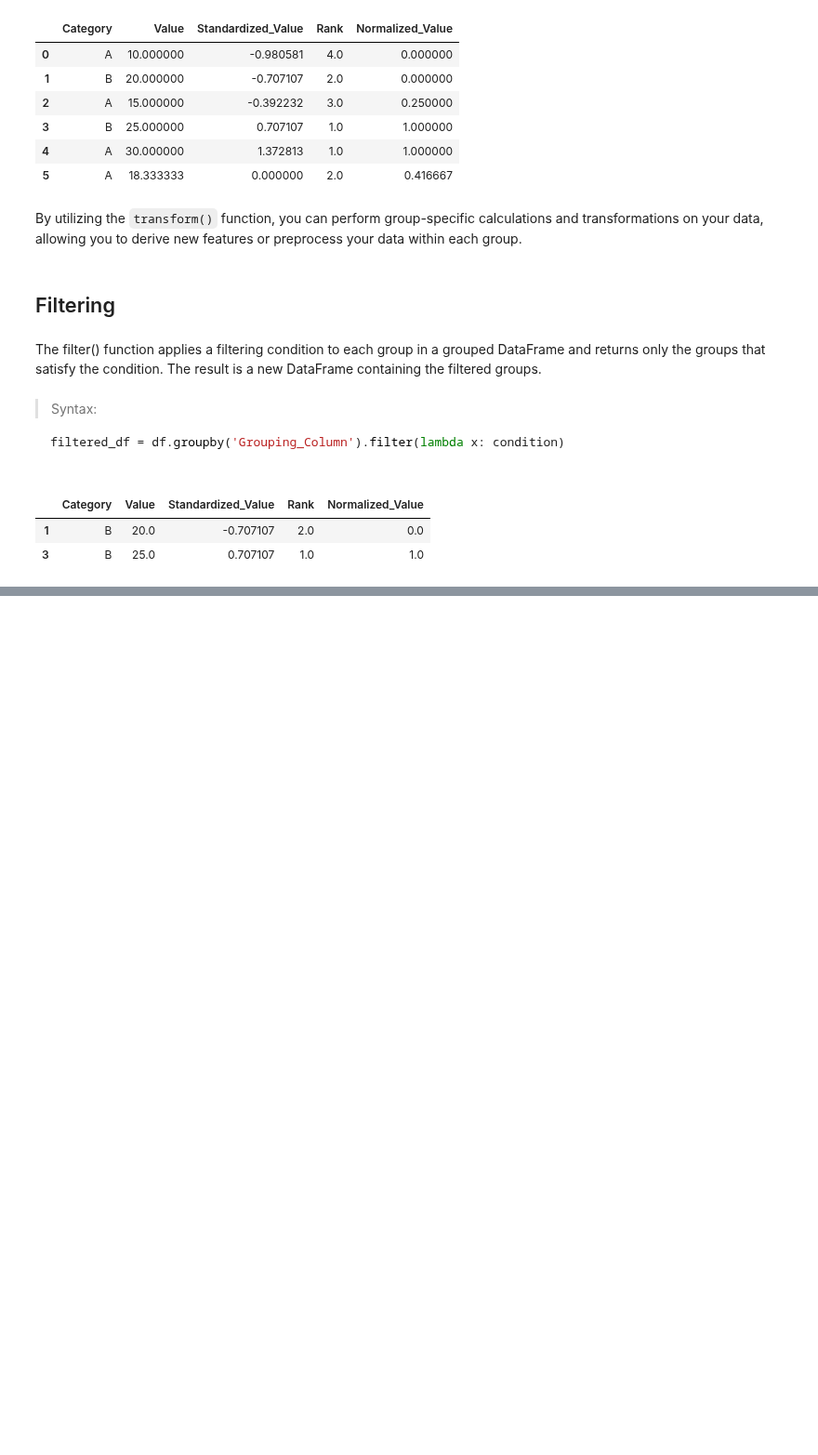
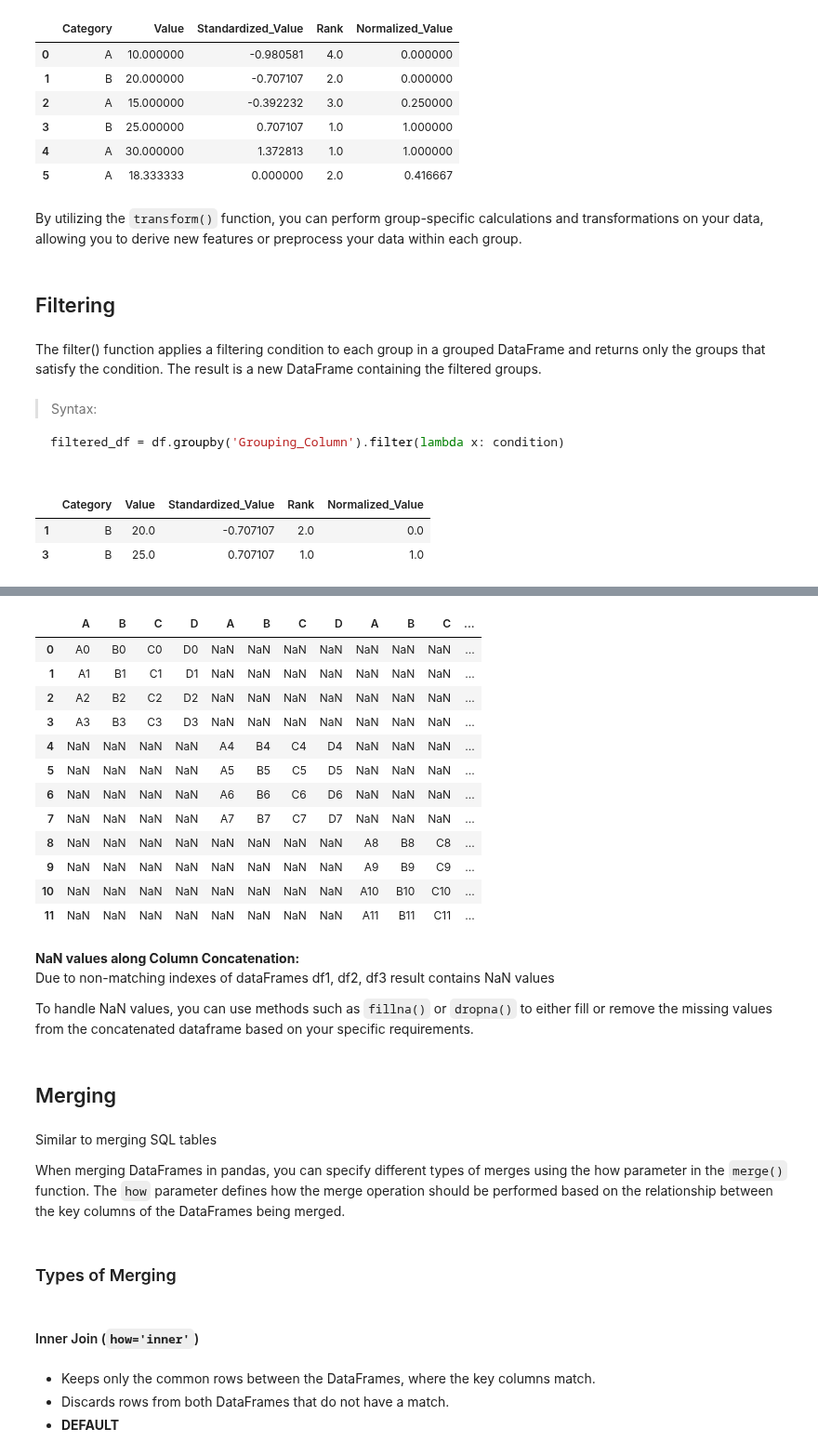
Before and after one commit to abhimanyus1997/ML-Basics, a Jupyter notebook: misc-notebooks/Pandas - Basics.ipynb, the cells around one changed output, grey strips where cells are left out. Shown at 93% size. Cells and saved outputs as stored; diff of their text form; code cells hidden in the pictures; blank space fills up the shorter version.

Commit message:
Added Merging in Pandas

```diff
--- a/misc-notebooks/Pandas - Basics.ipynb
+++ b/misc-notebooks/Pandas - Basics.ipynb
@@ -1150,0 +1158,21 @@ display(filtered_df)
+# %%
+df1 = pd.DataFrame({'A':['A0','A1','A2','A3'],
+                    'B':['B0','B1','B2','B3'],
+                    'C':['C0','C1','C2','C3'],
+                    'D':['D0','D1','D2','D3'],},
+                    index=[0,1,2,3]
+                    )
+
+df2 = pd.DataFrame({'A':['A4','A5','A6','A7'],
+                    'B':['B4','B5','B6','B7'],
+                    'C':['C4','C5','C6','C7'],
+                    'D':['D4','D5','D6','D7'],},
+                    index=[4,5,6,7]
+                    )
+
+df3 = pd.DataFrame({'A':['A8','A9','A10','A11'],
+                    'B':['B8','B9','B10','B11'],
+                    'C':['C8','C9','C10','C11'],
+                    'D':['D8','D9','D10','D11'],},
+                    index=[8,9,10,11]
+                    )
@@ -1150,0 +1208,36 @@ display(filtered_df)
+# %%
+# Concatenating horizontally along axis=1 (column)
+pd.concat([df1, df2, df3], axis=1)
+# %% [output]
+|  | A | B | C | D | A | B | C | D | A | B | C | ... |
+| 0 | A0 | B0 | C0 | D0 | NaN | NaN | NaN | NaN | NaN | NaN | NaN | ... |
+| 1 | A1 | B1 | C1 | D1 | NaN | NaN | NaN | NaN | NaN | NaN | NaN | ... |
+| 2 | A2 | B2 | C2 | D2 | NaN | NaN | NaN | NaN | NaN | NaN | NaN | ... |
+| 3 | A3 | B3 | C3 | D3 | NaN | NaN | NaN | NaN | NaN | NaN | NaN | ... |
+| 4 | NaN | NaN | NaN | NaN | A4 | B4 | C4 | D4 | NaN | NaN | NaN | ... |
+| 5 | NaN | NaN | NaN | NaN | A5 | B5 | C5 | D5 | NaN | NaN | NaN | ... |
+| 6 | NaN | NaN | NaN | NaN | A6 | B6 | C6 | D6 | NaN | NaN | NaN | ... |
+| 7 | NaN | NaN | NaN | NaN | A7 | B7 | C7 | D7 | NaN | NaN | NaN | ... |
+| 8 | NaN | NaN | NaN | NaN | NaN | NaN | NaN | NaN | A8 | B8 | C8 | ... |
+| 9 | NaN | NaN | NaN | NaN | NaN | NaN | NaN | NaN | A9 | B9 | C9 | ... |
+| 10 | NaN | NaN | NaN | NaN | NaN | NaN | NaN | NaN | A10 | B10 | C10 | ... |
+| 11 | NaN | NaN | NaN | NaN | NaN | NaN | NaN | NaN | A11 | B11 | C11 | ... |
+# %% [markdown]
+__NaN values along Column Concatenation:__
+Due to non-matching indexes of dataFrames df1, df2, df3 result contains NaN values
+
+To handle NaN values, you can use methods such as `fillna()` or `dropna()` to either fill or remove the missing values from the concatenated dataframe based on your specific requirements.
+# %% [markdown]
+## Merging
+# %% [markdown]
+Similar to merging SQL tables
+
+When merging DataFrames in pandas, you can specify different types of merges using the how parameter in the `merge()` function. The `how` parameter defines how the merge operation should be performed based on the relationship between the key columns of the DataFrames being merged.
+# %% [markdown]
+### Types of Merging
+# %% [markdown]
+#### Inner Join (`how='inner'`)
+# %% [markdown]
+* Keeps only the common rows between the DataFrames, where the key columns match.
+* Discards rows from both DataFrames that do not have a match.
+* __DEFAULT__
```
Also changed, not shown: parts of 21 cells of this notebook.
